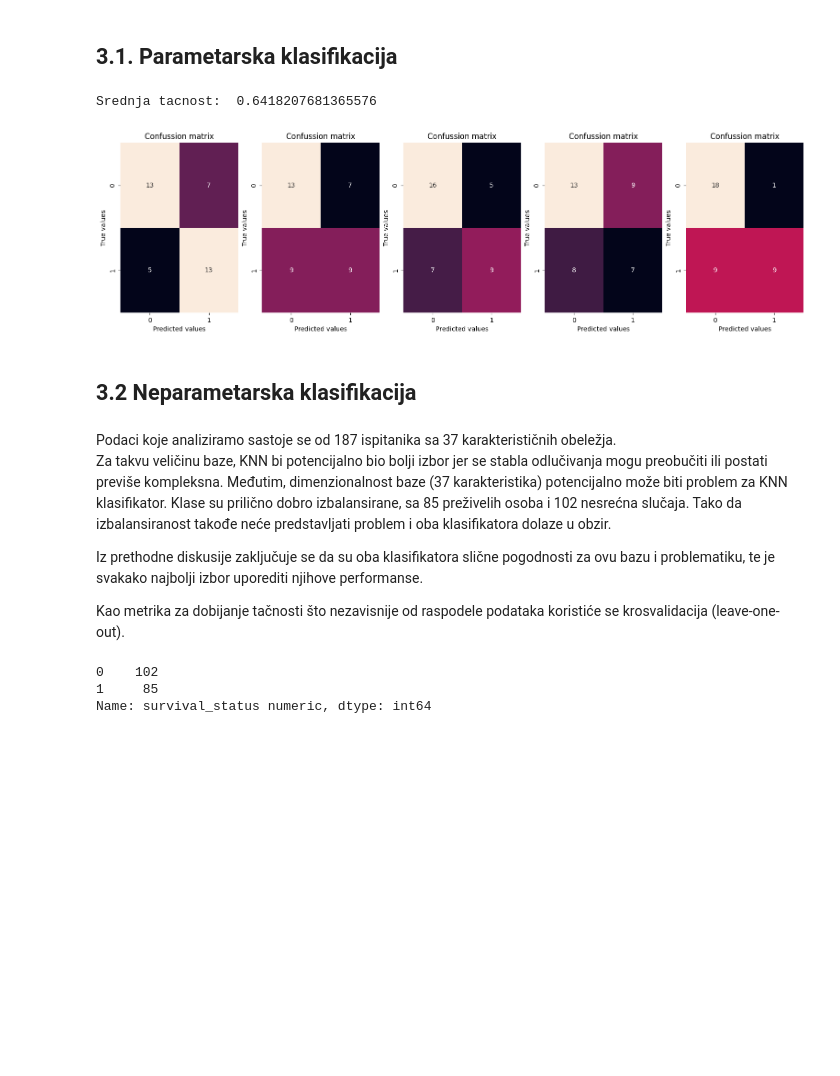
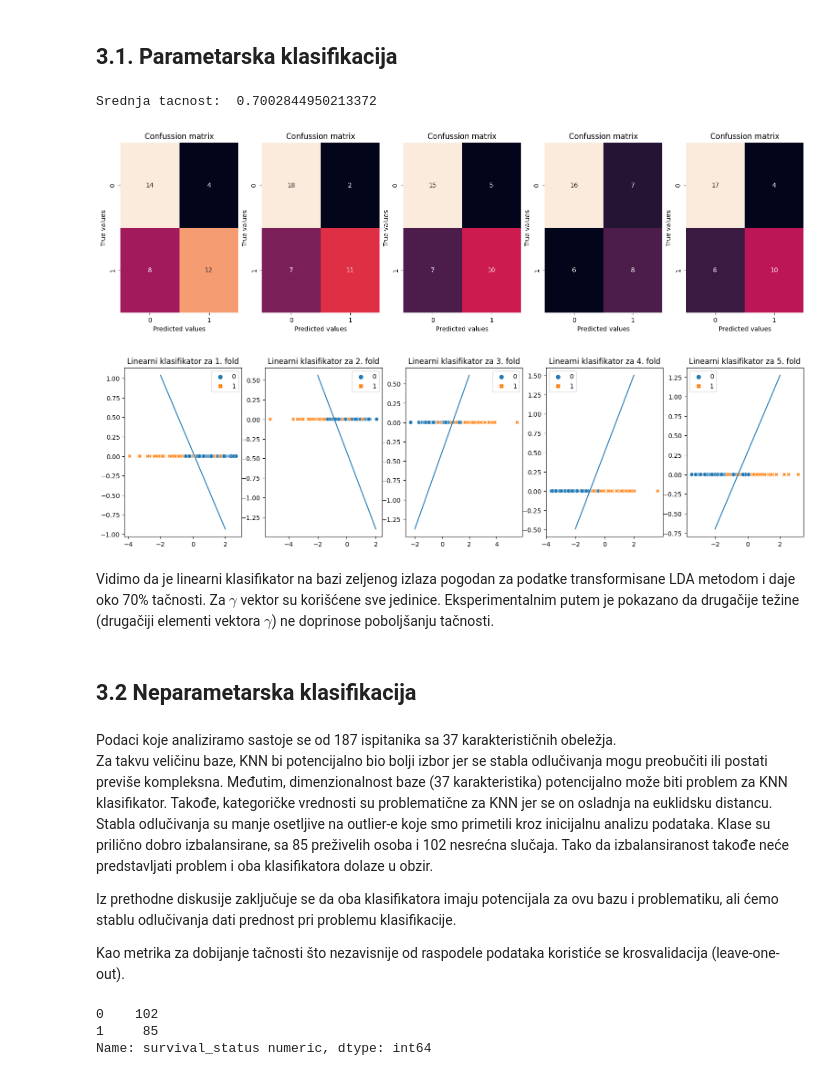
Before and after one commit to nedeljkovicmajaa/som-projekat, a Jupyter notebook: som-projekat-main.ipynb, the cells around one changed output. Saved outputs shown, nothing was run; the diff lists cells and outputs as text; code cells hidden in the pictures; blank space fills up the shorter version.

Commit message:
finalna vezija pred odbranu

```diff
--- a/som-projekat-main.ipynb
+++ b/som-projekat-main.ipynb
@@ -414,10 +422,10 @@ def linear_classifier(X_train_lda, y_train):
 
     return W
 # %%
-def linear_classifier_predict(W, X_test_lda, y_test):
+def linear_classifier_predict(W, X_test_lda):
     x = np.array(X_test_lda)
 
-    U_test = np.matrix(np.append(x, np.ones((y_test.shape[0], 1)), axis=1)).T
+    U_test = np.matrix(np.append(x, np.ones((X_test_lda.shape[0], 1)), axis=1)).T
     y_pred = W * U_test
     y_pred = np.asarray(y_pred.T) > 0
 
@@ -426,46 +434,65 @@ def linear_classifier_predict(W, X_test_lda, y_test):
 import sklearn
 kf = KFold(n_splits=5, shuffle=True)
 
 fold = 1
-plt.figure(figsize=(6.4 * 3, 4.8))
 
 acc = []
 
+
+
+# iteriramo kroz definisane foldove
 for train_idx, val_idx in kf.split(X_norm_lda):
 
     X_train, X_test, y_train, y_test = X_norm_lda[train_idx], X_norm_lda[val_idx], class_lda[train_idx], class_lda[val_idx]
 
+    # Odredimo matricu transformacije LDA metode za obucavajuci skup i primenjujemo je na skup za testiranje
     X_train_lda = lda.fit_transform(X_train, y_train)
     X_test_lda = lda.transform(X_test)
 
+    # Odredjujemo parametre linearne klasifikacije i radimo predikciju vrednosti
     W = linear_classifier(X_train_lda, y_train)
-    y_pred = linear_classifier_predict(W, X_test_lda, y_test)
+
+    y_pred = linear_classifier_predict(W, X_test_lda)
     y_test = y_test.reshape(y_test.shape[0], 1)
 
+    # Evaluacija klasifikatora
     acc.append(sklearn.metrics.accuracy_score(y_pred, y_test))
+
+
+    plt.figure(1, figsize=(6.4 * 3, 4.8))
     plt.subplot(1, 5, fold)
-
     cm = confusion_matrix(y_test, np.asarray(y_pred, dtype=int))
     class_labels = ['Class 0', 'Class 1']
     sns.heatmap(cm, annot=True, fmt='g', cbar=False)
     plt.title("Confussion matrix")
     plt.xlabel("Predicted values")
     plt.ylabel("True values")
 
+
+    plt.figure(2, figsize=(6.4 * 3, 4.8))
+    plt.subplot(1, 5, fold)
+    sns.scatterplot(x = X_train_lda[:, 0], y = [0]*X_train_lda[:, 0], hue = y_train, style=y_train)
+    plt.plot(np.linspace(-2, 2), W[0] * np.linspace(-2, 2)+W[1])
+    plt.title('Linearni klasifikator za ' + str(fold) + '. fold')
+
+
     fold += 1
 
 print('Srednja tacnost: ', np.mean(acc))
 # %% [output]
-Srednja tacnost:  0.6418207681365576
+Srednja tacnost:  0.7002844950213372
-[figure, old version]
+[figure, new version]
+[figure, added]
+# %% [markdown]
+Vidimo da je linearni klasifikator na bazi zeljenog izlaza pogodan za podatke transformisane LDA metodom i daje oko 70% tačnosti. Za $\gamma$ vektor su korišćene sve jedinice. Eksperimentalnim putem je pokazano da drugačije težine (drugačiji elementi vektora $\gamma$) ne doprinose poboljšanju tačnosti.
 # %% [markdown]
 ## 3.2 Neparametarska klasifikacija
 # %% [markdown]
 Podaci koje analiziramo sastoje se od 187 ispitanika sa 37 karakterističnih obeležja.
-Za takvu veličinu baze, KNN bi potencijalno bio bolji izbor jer se stabla odlučivanja mogu preobučiti ili postati previše kompleksna. Međutim, dimenzionalnost baze (37 karakteristika) potencijalno može biti problem za KNN klasifikator.
+Za takvu veličinu baze, KNN bi potencijalno bio bolji izbor jer se stabla odlučivanja mogu preobučiti ili postati previše kompleksna. Međutim, dimenzionalnost baze (37 karakteristika) potencijalno može biti problem za KNN klasifikator. Takođe, kategoričke vrednosti su problematične za KNN jer se on osladnja na euklidsku distancu. Stabla odlučivanja su manje osetljive na outlier-e koje smo primetili kroz inicijalnu analizu podataka.
 Klase su prilično dobro izbalansirane, sa 85 preživelih osoba i 102 nesrećna slučaja. Tako da izbalansiranost takođe neće predstavljati problem i oba klasifikatora dolaze u obzir.
 
-Iz prethodne diskusije zaključuje se da su oba klasifikatora slične pogodnosti za ovu bazu i problematiku, te je svakako najbolji izbor uporediti njihove performanse.
+Iz prethodne diskusije zaključuje se da oba klasifikatora imaju potencijala za ovu bazu i problematiku, ali ćemo stablu odlučivanja dati prednost pri problemu klasifikacije.
 
 Kao metrika za dobijanje tačnosti što nezavisnije od raspodele podataka koristiće se krosvalidacija (leave-one-out).
 # %%
```
Also changed, not shown: parts of 51 cells of this notebook, 1 other file.
